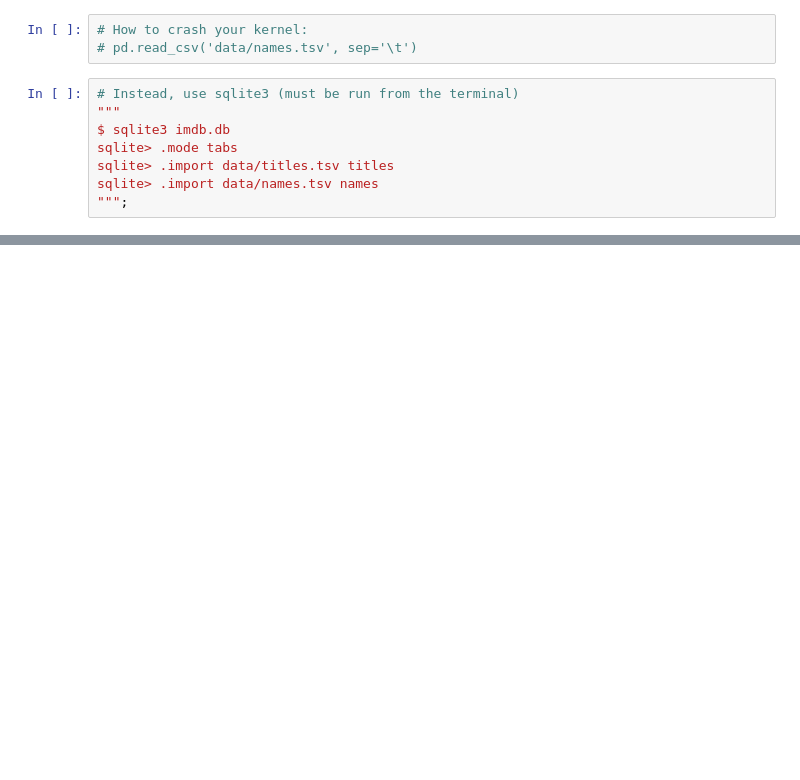
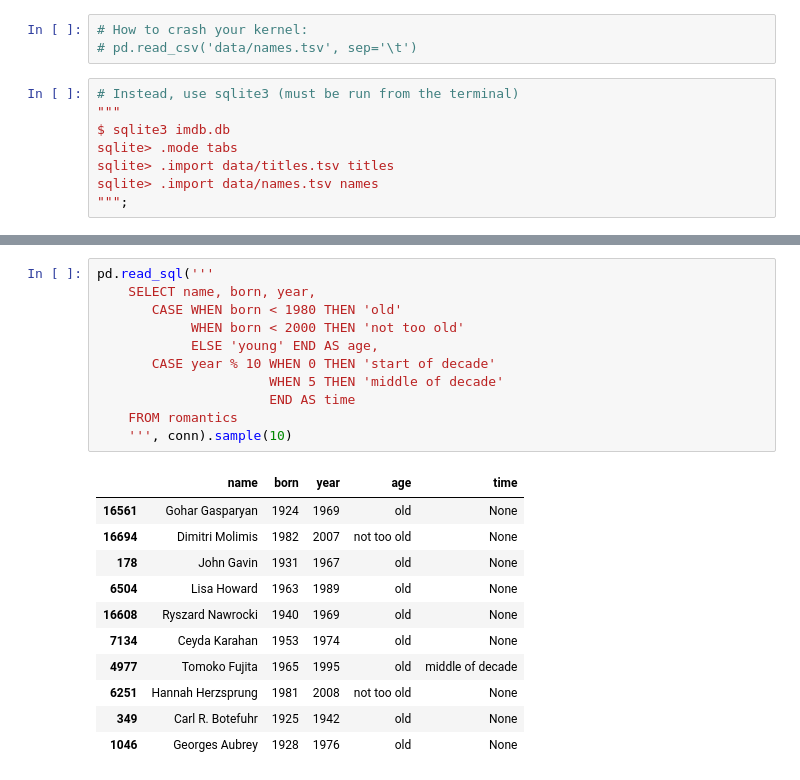
Before and after one commit to zhugeyicixin/DataSci200, a Jupyter notebook: lectures/lec08/SQL.ipynb, the cells around one changed output, grey strips where cells are left out. Cells and saved outputs as stored; diff of their text form; blank space fills up the shorter version.

```diff
--- a/lectures/lec08/SQL.ipynb
+++ b/lectures/lec08/SQL.ipynb
@@ -192 +399,24 @@ print_sql('SELECT * FROM romantics LIMIT 10')
+# %%
+pd.read_sql('''
+    SELECT name, born, year,
+       CASE WHEN born < 1980 THEN 'old'
+            WHEN born < 2000 THEN 'not too old'
+            ELSE 'young' END AS age,
+       CASE year % 10 WHEN 0 THEN 'start of decade'
+                      WHEN 5 THEN 'middle of decade'
+                      END AS time
+    FROM romantics
+    ''', conn).sample(10)
+# %% [output]
+|  | name | born | year | age | time |
+| 16561 | Gohar Gasparyan | 1924 | 1969 | old | None |
+| 16694 | Dimitri Molimis | 1982 | 2007 | not too old | None |
+| 178 | John Gavin | 1931 | 1967 | old | None |
+| 6504 | Lisa Howard | 1963 | 1989 | old | None |
+| 16608 | Ryszard Nawrocki | 1940 | 1969 | old | None |
+| 7134 | Ceyda Karahan | 1953 | 1974 | old | None |
+| 4977 | Tomoko Fujita | 1965 | 1995 | old | middle of decade |
+| 6251 | Hannah Herzsprung | 1981 | 2008 | not too old | None |
+| 349 | Carl R. Botefuhr | 1925 | 1942 | old | None |
+| 1046 | Georges Aubrey | 1928 | 1976 | old | None |
 # %%
```
Also changed, not shown: parts of 30 cells of this notebook, 10 other files.
